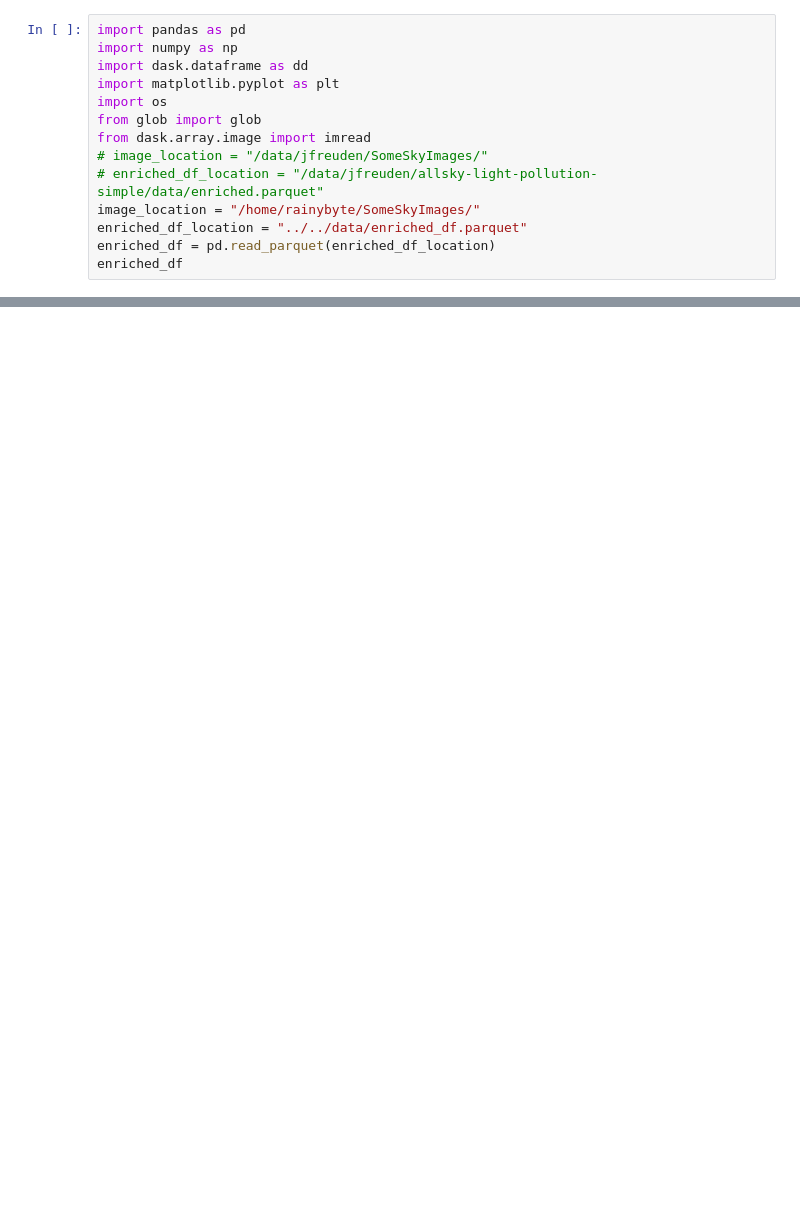
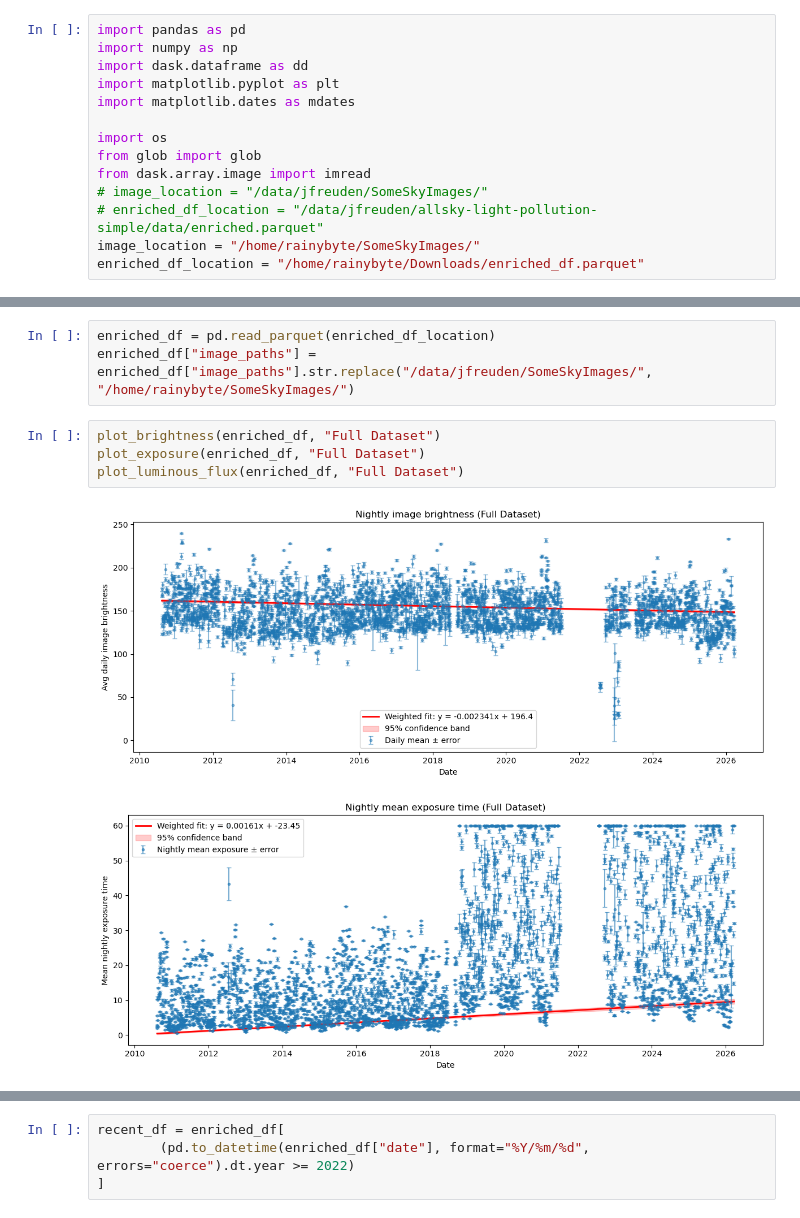
Before and after one commit to jfreuden/allsky-light-pollution, a Jupyter notebook: notebooks/exploratory/full-range-enriched.ipynb, the cells around one changed output, grey strips where cells are left out. Saved outputs shown, nothing was run; the diff lists cells and outputs as text; blank space fills up the shorter version.

Commit message:
Plot full enriched image data with error bars.

```diff
--- a/notebooks/exploratory/full-range-enriched.ipynb
+++ b/notebooks/exploratory/full-range-enriched.ipynb
@@ -3,12 +3,12 @@ import pandas as pd
 import numpy as np
 import dask.dataframe as dd
 import matplotlib.pyplot as plt
+import matplotlib.dates as mdates
+
 import os
 from glob import glob
 from dask.array.image import imread
 # image_location = "/data/jfreuden/SomeSkyImages/"
 # enriched_df_location = "/data/jfreuden/allsky-light-pollution-simple/data/enriched.parquet"
 image_location = "/home/rainybyte/SomeSkyImages/"
-enriched_df_location = "../../data/enriched_df.parquet"
-enriched_df = pd.read_parquet(enriched_df_location)
-enriched_df
+enriched_df_location = "/home/rainybyte/Downloads/enriched_df.parquet"
@@ -28,0 +304,10 @@ enriched_df
+# %%
+enriched_df = pd.read_parquet(enriched_df_location)
+enriched_df["image_paths"] = enriched_df["image_paths"].str.replace("/data/jfreuden/SomeSkyImages/", "/home/rainybyte/SomeSkyImages/")
+# %%
+plot_brightness(enriched_df, "Full Dataset")
+plot_exposure(enriched_df, "Full Dataset")
+plot_luminous_flux(enriched_df, "Full Dataset")
+# %% [output]
+[figure, added]
+[figure, added]
@@ -28,0 +315,4 @@ enriched_df
+# %%
+recent_df = enriched_df[
+        (pd.to_datetime(enriched_df["date"], format="%Y/%m/%d", errors="coerce").dt.year >= 2022)
+]
```
Also changed, not shown: parts of 14 cells of this notebook.
